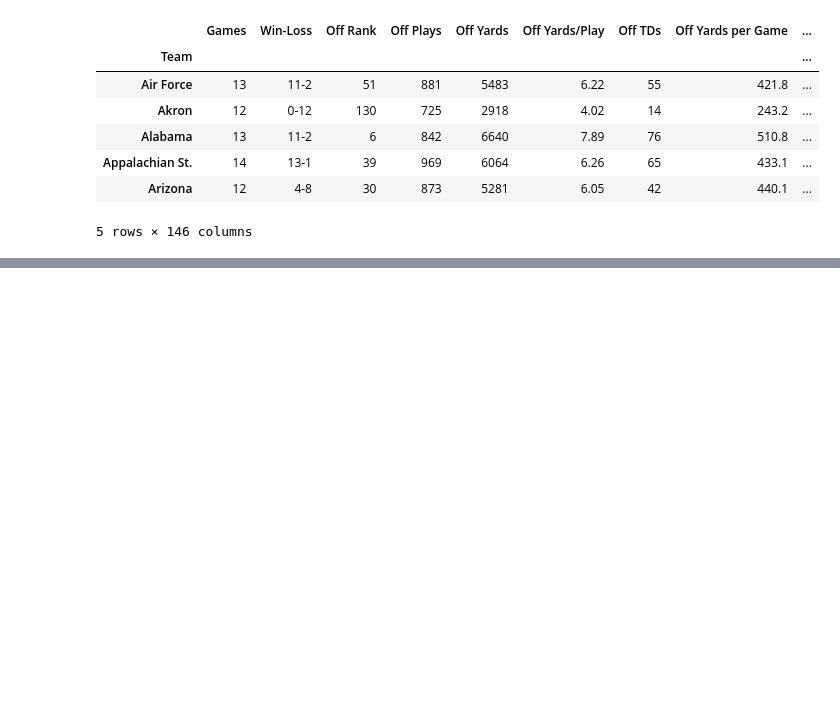
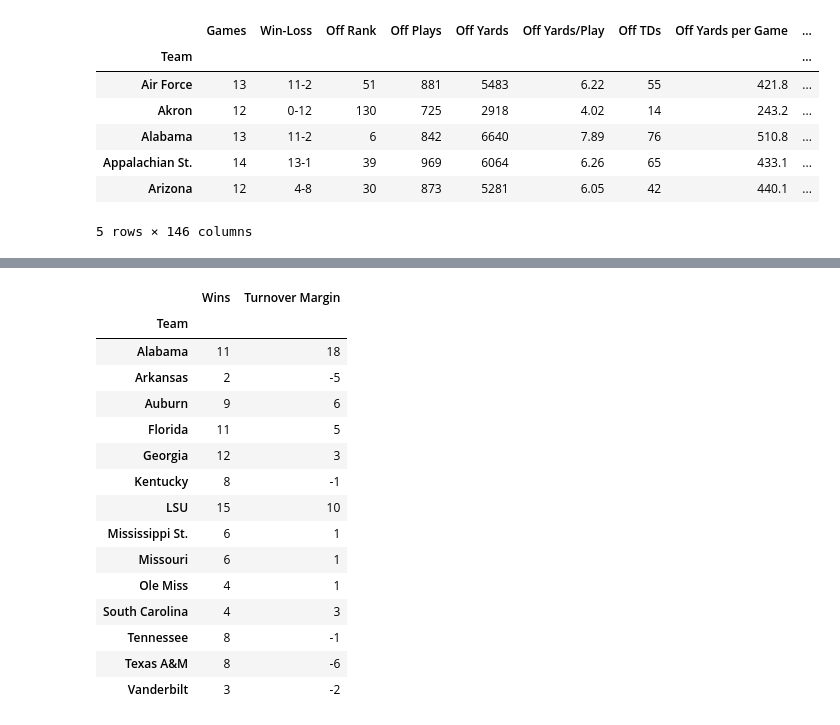
Before and after one commit to tcicoder/CFB-2019-Season, a Jupyter notebook: CFB2019.ipynb, the cells around one changed output, grey strips where cells are left out. Drawn from its saved outputs; the diff is of its cells as text; code cells hidden in the pictures; blank space fills up the shorter version.

```diff
--- a/CFB2019.ipynb
+++ b/CFB2019.ipynb
@@ -52,0 +55,27 @@ sns.lmplot('Wins', 'Turnover Margin', SEC_teams)
+# %%
+#selects a filter by SEC in the conference column-produces a boolean response
+sec = data["Conference"] == "SEC"
+
+#filters dataframe based on True booleans
+SEC_teams = data[sec]
+
+#selects columns from larger frame and creates new frame
+SEC_teams = SEC_teams[['Wins','Turnover Margin']]
+SEC_teams
+# %% [output]
+|  | Wins | Turnover Margin |
+| Team |  |  |
+| Alabama | 11 | 18 |
+| Arkansas | 2 | -5 |
+| Auburn | 9 | 6 |
+| Florida | 11 | 5 |
+| Georgia | 12 | 3 |
+| Kentucky | 8 | -1 |
+| LSU | 15 | 10 |
+| Mississippi St. | 6 | 1 |
+| Missouri | 6 | 1 |
+| Ole Miss | 4 | 1 |
+| South Carolina | 4 | 3 |
+| Tennessee | 8 | -1 |
+| Texas A&M | 8 | -6 |
+| Vanderbilt | 3 | -2 |
```
Also changed, not shown: parts of 8 cells of this notebook.
